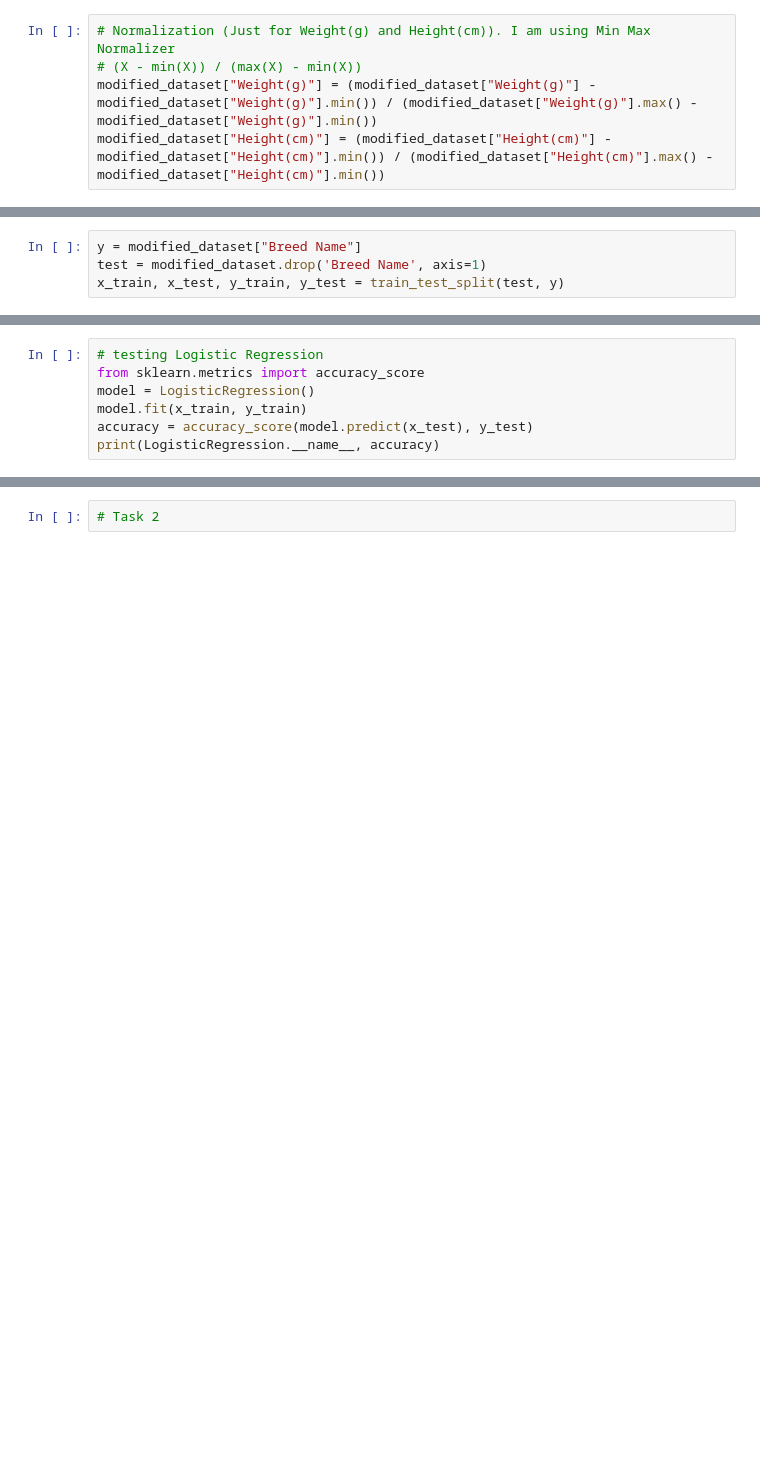
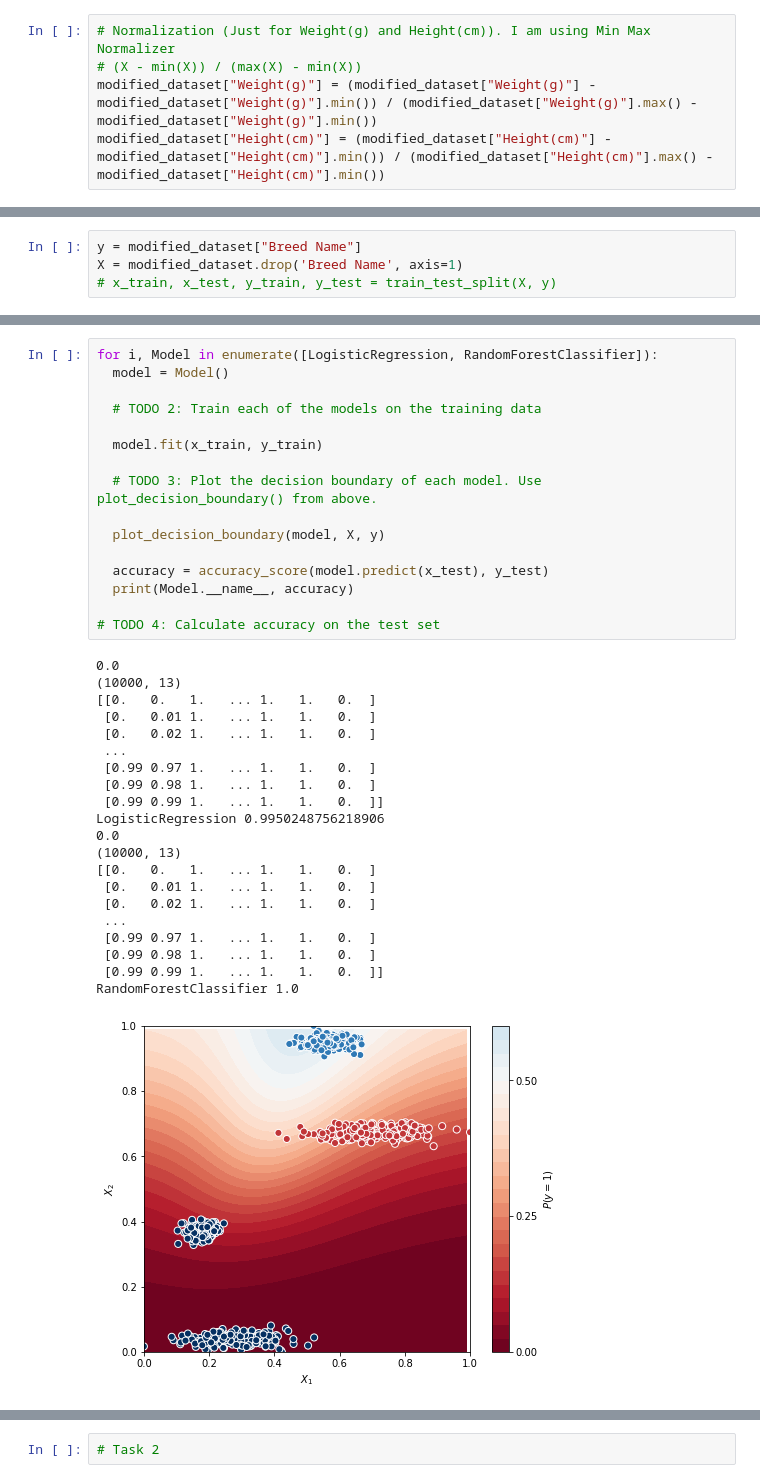
Before and after one commit to daneel95/Master_Homework, a Jupyter notebook: DataMiningHomework/Homework_1/Homework1_DanielNinelHolteiu_407.ipynb, the cells around one changed output, grey strips where cells are left out. Cells and saved outputs as stored; diff of their text form; blank space fills up the shorter version.

Commit message:
Continue Data Mining Homework

```diff
--- a/DataMiningHomework/Homework_1/Homework1_DanielNinelHolteiu_407.ipynb
+++ b/DataMiningHomework/Homework_1/Homework1_DanielNinelHolteiu_407.ipynb
@@ -157,6 +178,6 @@ array([[<matplotlib.axes._subplots.AxesSubplot object at 0x...>,
 # %%
 y = modified_dataset["Breed Name"]
-test = modified_dataset.drop('Breed Name', axis=1)
-x_train, x_test, y_train, y_test = train_test_split(test, y)
+X = modified_dataset.drop('Breed Name', axis=1)
+# x_train, x_test, y_train, y_test = train_test_split(X, y)
 # %%
 def plot_decision_boundary(model, X, y):
@@ -183,8 +211 @@ def plot_decision_boundary(model, X, y):
          xlabel="$X_1$", ylabel="$X_2$")
-# %%
-# testing Logistic Regression
-from sklearn.metrics import accuracy_score
-model = LogisticRegression()
-model.fit(x_train, y_train)
-accuracy = accuracy_score(model.predict(x_test), y_test)
-print(LogisticRegression.__name__, accuracy)
@@ -200,0 +246,38 @@ RandomForestClassifier 1.0
+# %%
+for i, Model in enumerate([LogisticRegression, RandomForestClassifier]):
+  model = Model()
+
+  # TODO 2: Train each of the models on the training data
+
+  model.fit(x_train, y_train)
+
+  # TODO 3: Plot the decision boundary of each model. Use plot_decision_boundary() from above.
+
+  plot_decision_boundary(model, X, y)
+
+  accuracy = accuracy_score(model.predict(x_test), y_test)
+  print(Model.__name__, accuracy)
+
+# TODO 4: Calculate accuracy on the test set
+# %% [output]
+0.0
+(10000, 13)
+[[0.   0.   1.   ... 1.   1.   0.  ]
+ [0.   0.01 1.   ... 1.   1.   0.  ]
+ [0.   0.02 1.   ... 1.   1.   0.  ]
+ ...
+ [0.99 0.97 1.   ... 1.   1.   0.  ]
+ [0.99 0.98 1.   ... 1.   1.   0.  ]
+ [0.99 0.99 1.   ... 1.   1.   0.  ]]
+LogisticRegression 0.9950248756218906
+0.0
+(10000, 13)
+[[0.   0.   1.   ... 1.   1.   0.  ]
+ [0.   0.01 1.   ... 1.   1.   0.  ]
+ [0.   0.02 1.   ... 1.   1.   0.  ]
+ ...
+ [0.99 0.97 1.   ... 1.   1.   0.  ]
+ [0.99 0.98 1.   ... 1.   1.   0.  ]
+ [0.99 0.99 1.   ... 1.   1.   0.  ]]
+RandomForestClassifier 1.0
+[figure, added]
```
Also changed, not shown: parts of 28 cells of this notebook.
